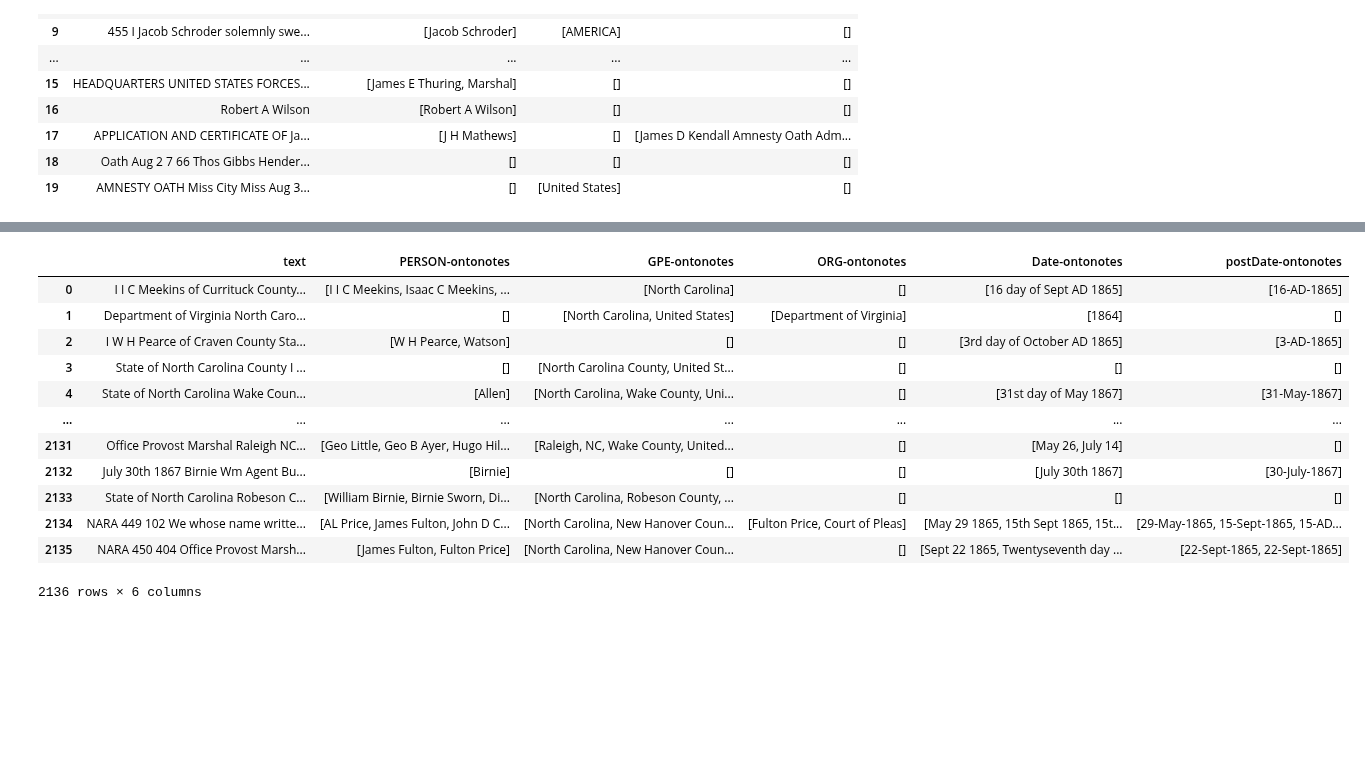
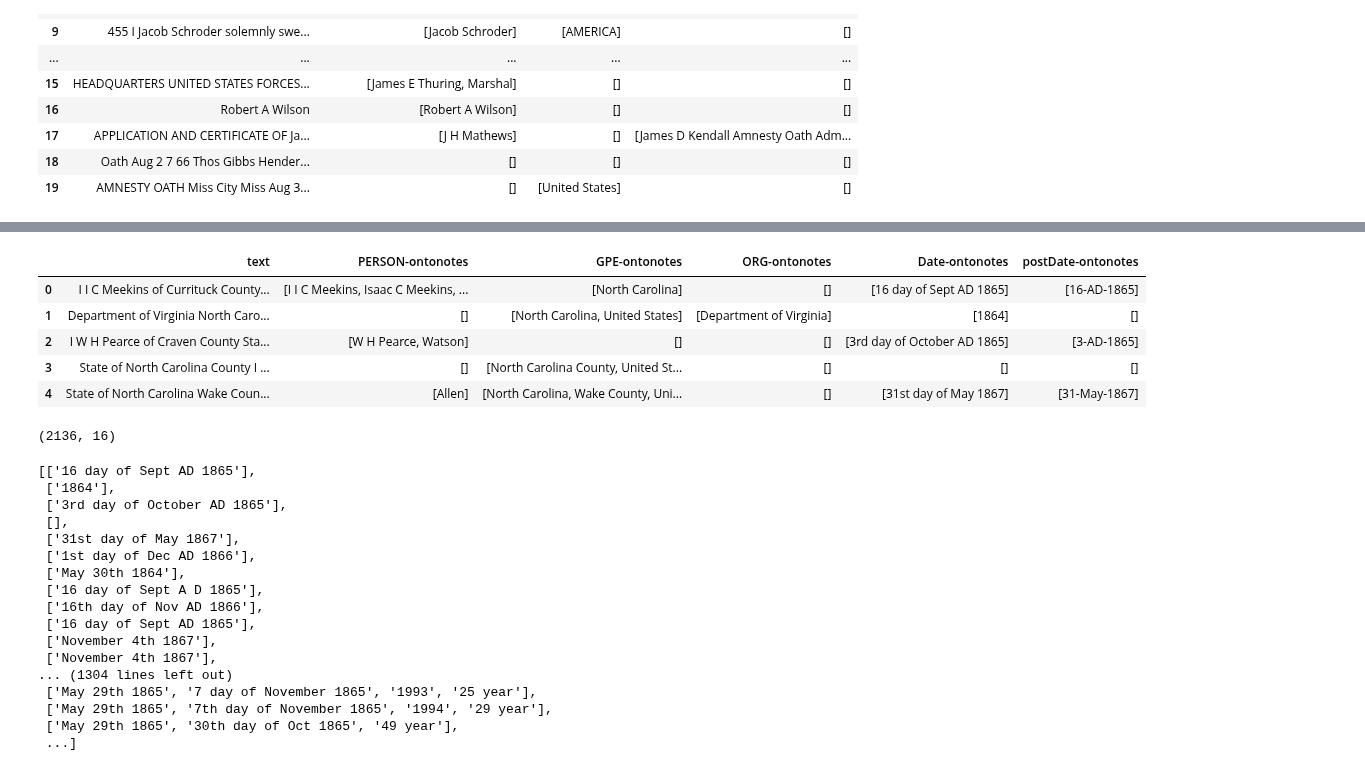
Before and after one commit to wassimchouchen/Natural-Language-Processing, a Jupyter notebook: all-data.ipynb, the cells around one changed output, grey strips where cells are left out. Saved outputs shown, nothing was run; the diff lists cells and outputs as text; code cells hidden in the pictures; blank space fills up the shorter version.

```diff
--- a/all-data.ipynb
+++ b/all-data.ipynb
@@ -663,18 +682,15 @@ df
 # %%
 df.to_csv("result.csv", index=False)
 # %%
-aldf
+aldf.head()
 # %% [output]
 |  | text | PERSON-ontonotes | GPE-ontonotes | ORG-ontonotes | Date-ontonotes | postDate-ontonotes |
 | 0 | I I C Meekins of Currituck County... | [I I C Meekins, Isaac C Meekins, ... | [North Carolina] | [] | [16 day of Sept AD 1865] | [16-AD-1865] |
 | 1 | Department of Virginia North Caro... | [] | [North Carolina, United States] | [Department of Virginia] | [1864] | [] |
 | 2 | I W H Pearce of Craven County Sta... | [W H Pearce, Watson] | [] | [] | [3rd day of October AD 1865] | [3-AD-1865] |
 | 3 | State of North Carolina County I ... | [] | [North Carolina County, United St... | [] | [] | [] |
 | 4 | State of North Carolina Wake Coun... | [Allen] | [North Carolina, Wake County, Uni... | [] | [31st day of May 1867] | [31-May-1867] |
-| ... | ... | ... | ... | ... | ... | ... |
-| 2131 | Office Provost Marshal Raleigh NC... | [Geo Little, Geo B Ayer, Hugo Hil... | [Raleigh, NC, Wake County, United... | [] | [May 26, July 14] | [] |
-| 2132 | July 30th 1867 Birnie Wm Agent Bu... | [Birnie] | [] | [] | [July 30th 1867] | [30-July-1867] |
-| 2133 | State of North Carolina Robeson C... | [William Birnie, Birnie Sworn, Di... | [North Carolina, Robeson County, ... | [] | [] | [] |
-| 2134 | NARA 449 102 We whose name writte... | [AL Price, James Fulton, John D C... | [North Carolina, New Hanover Coun... | [Fulton Price, Court of Pleas] | [May 29 1865, 15th Sept 1865, 15t... | [29-May-1865, 15-Sept-1865, 15-AD... |
-| 2135 | NARA 450 404 Office Provost Marsh... | [James Fulton, Fulton Price] | [North Carolina, New Hanover Coun... | [] | [Sept 22 1865, Twentyseventh day ... | [22-Sept-1865, 22-Sept-1865] |
-2136 rows × 6 columns
+# %%
+newdata.shape
+# %% [output]
+(2136, 16)
@@ -680,0 +713,20 @@ aldf
+# %%
+allDatess
+# %% [output]
+[['16 day of Sept AD 1865'],
+ ['1864'],
+ ['3rd day of October AD 1865'],
+ [],
+ ['31st day of May 1867'],
+ ['1st day of Dec AD 1866'],
+ ['May 30th 1864'],
+ ['16 day of Sept A D 1865'],
+ ['16th day of Nov AD 1866'],
+ ['16 day of Sept AD 1865'],
+ ['November 4th 1867'],
+ ['November 4th 1867'],
+... (1304 lines left out)
+ ['May 29th 1865', '7 day of November 1865', '1993', '25 year'],
+ ['May 29th 1865', '7th day of November 1865', '1994', '29 year'],
+ ['May 29th 1865', '30th day of Oct 1865', '49 year'],
+ ...]
```
Also changed, not shown: parts of 7 cells of this notebook.
